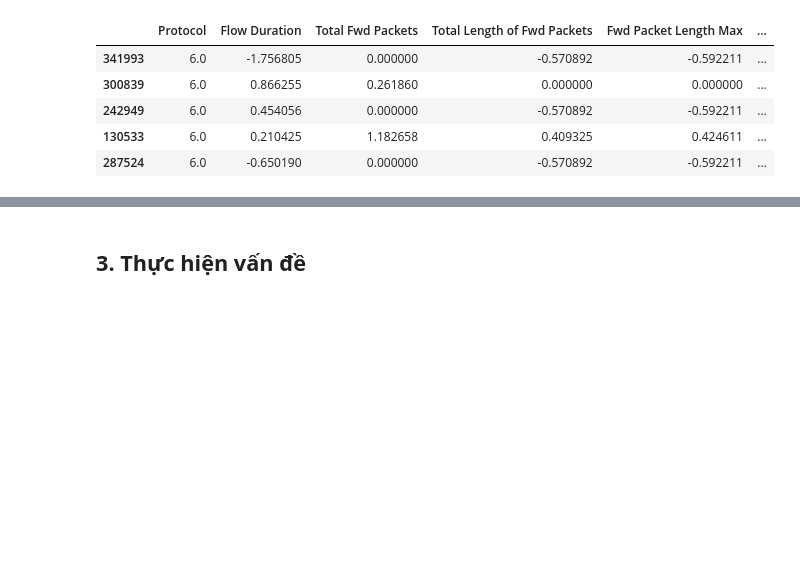
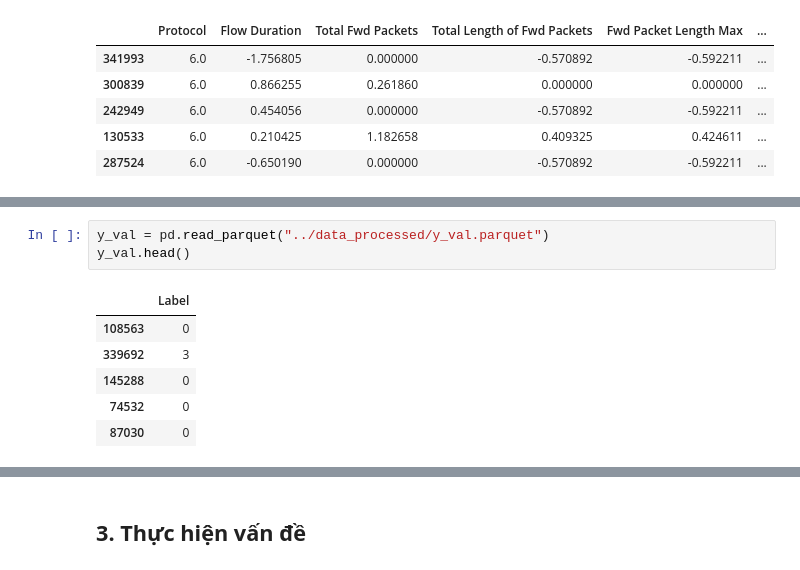
Before and after one commit to VietDQ1904/DataMining-Project-2026, a Jupyter notebook: source/model/model.ipynb, the cells around one changed output, grey strips where cells are left out. Saved outputs shown, nothing was run; the diff lists cells and outputs as text; blank space fills up the shorter version.

```diff
--- a/source/model/model.ipynb
+++ b/source/model/model.ipynb
@@ -36,0 +87,10 @@ x_train.head()
+# %%
+y_val = pd.read_parquet("../data_processed/y_val.parquet")
+y_val.head()
+# %% [output]
+|  | Label |
+| 108563 | 0 |
+| 339692 | 3 |
+| 145288 | 0 |
+| 74532 | 0 |
+| 87030 | 0 |
```
Also changed, not shown: parts of 17 cells of this notebook, 9 other files.
